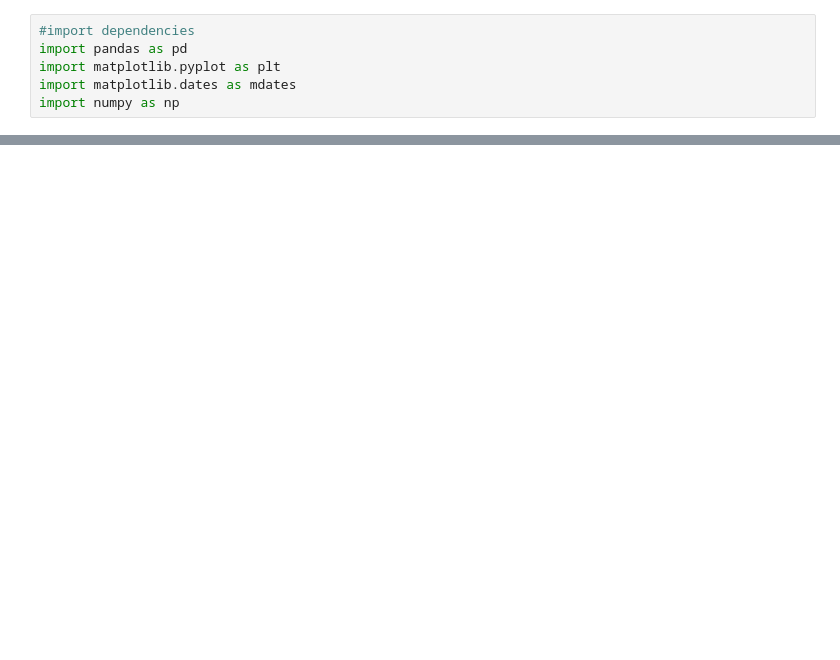
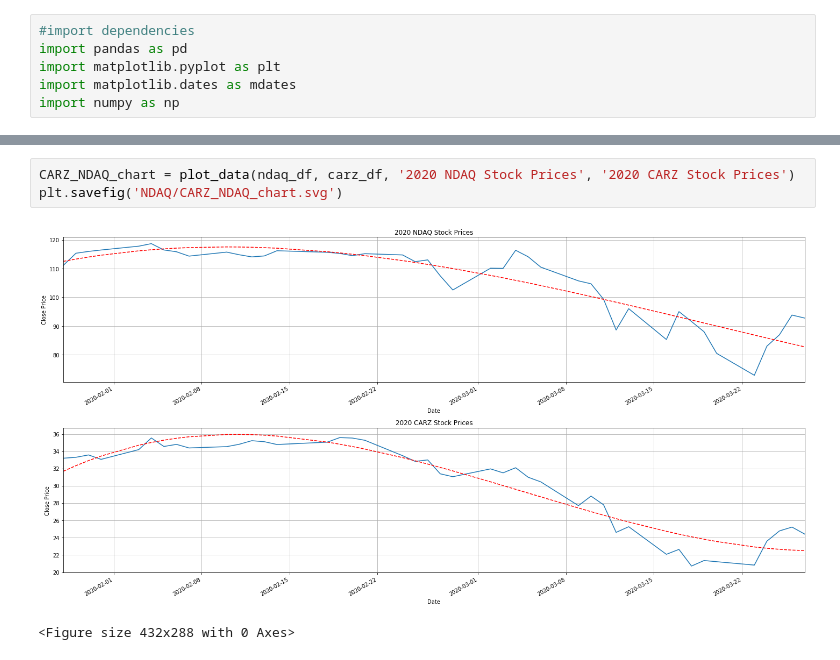
Before and after one commit to Sal-r/Corona-Virus-Vs-Stock-Market, a Jupyter notebook: DEV/SalR/Salr Data Visualization.ipynb, the cells around one changed output, grey strips where cells are left out. Drawn from its saved outputs; the diff is of its cells as text; blank space fills up the shorter version.

```diff
--- a/DEV/SalR/Salr Data Visualization.ipynb
+++ b/DEV/SalR/Salr Data Visualization.ipynb
@@ -79,0 +113,6 @@ CARZ_chart = plot_data(dji_df, carz_df, '2020 DJI Stock Prices', '2020 CARZ Stoc
+# %%
+CARZ_NDAQ_chart = plot_data(ndaq_df, carz_df, '2020 NDAQ Stock Prices', '2020 CARZ Stock Prices')
+plt.savefig('NDAQ/CARZ_NDAQ_chart.svg')
+# %% [output]
+[figure, added]
+<Figure size 432x288 with 0 Axes>
```
Also changed, not shown: parts of 17 cells of this notebook, 17 other files.
